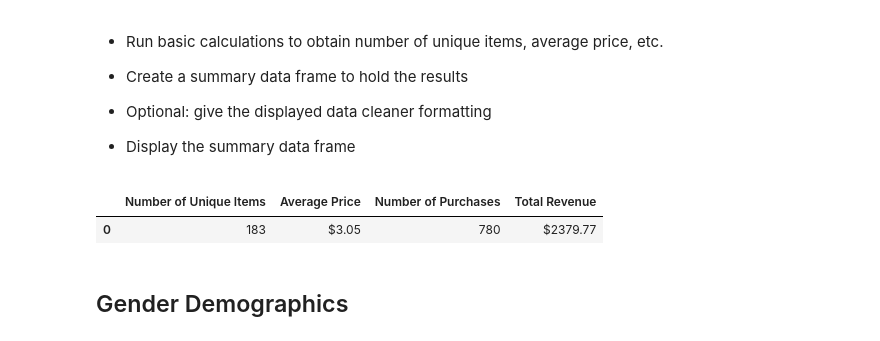
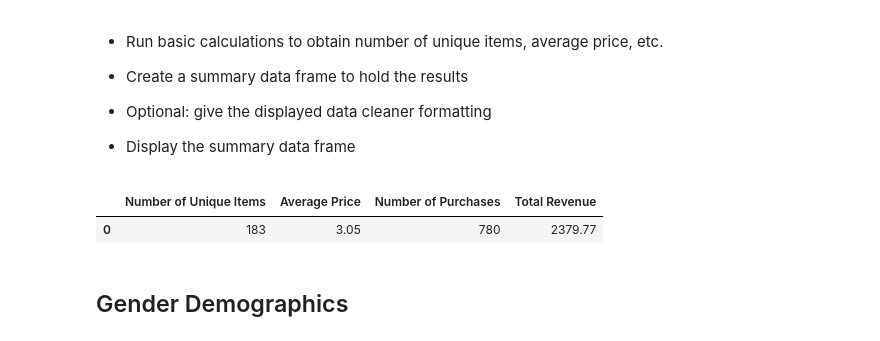
Before and after one commit to annmcnamara/pandas-challenge, a Jupyter notebook: HeroesOfPymoli/HeroesOfPymoli_starter.ipynb, the cells around one changed output. Saved outputs shown, nothing was run; the diff lists cells and outputs as text; code cells hidden in the pictures.

```diff
--- a/HeroesOfPymoli/HeroesOfPymoli_starter.ipynb
+++ b/HeroesOfPymoli/HeroesOfPymoli_starter.ipynb
@@ -42,33 +42,33 @@ total_players_df
 # %%
 # purchase_data.columns
 # 'Purchase ID', 'SN', 'Age', 'Gender', 'Item ID', 'Item Name', 'Price'
 
 # Basic calculations to obtain
 #  number of unique items
 #  average price
 #  Number of Purchases
 #  Total Revenue
 
 unique_items  = len(purchase_data["Item ID"].unique())
 average_price = purchase_data["Price"].mean()
 num_purchases = len(purchase_data["Purchase ID"].unique())
 total_revenue = purchase_data["Price"].sum()
 
 summaryDict= [
     {'Number of Unique Items':unique_items,
      'Average Price':average_price,
      'Number of Purchases':num_purchases,
      'Total Revenue':total_revenue
     }
 ]
 summary_df = pd.DataFrame(summaryDict)
 #use map to format the currency columns
-summary_df['Average Price'] = summary_df['Average Price'].map("${:.2f}".format)
-summary_df['Total Revenue'] = summary_df['Total Revenue'].map("${:.2f}".format)
+summary_df['Average Price'] = summary_df['Average Price'].map("{:.2f}".format)
+summary_df['Total Revenue'] = summary_df['Total Revenue'].map("{:.2f}".format)
 summary_df
 # %% [output]
 |  | Number of Unique Items | Average Price | Number of Purchases | Total Revenue |
-| 0 | 183 | $3.05 | 780 | $2379.77 |
+| 0 | 183 | 3.05 | 780 | 2379.77 |
 # %% [markdown]
 ## Gender Demographics
 # %% [markdown]
```
